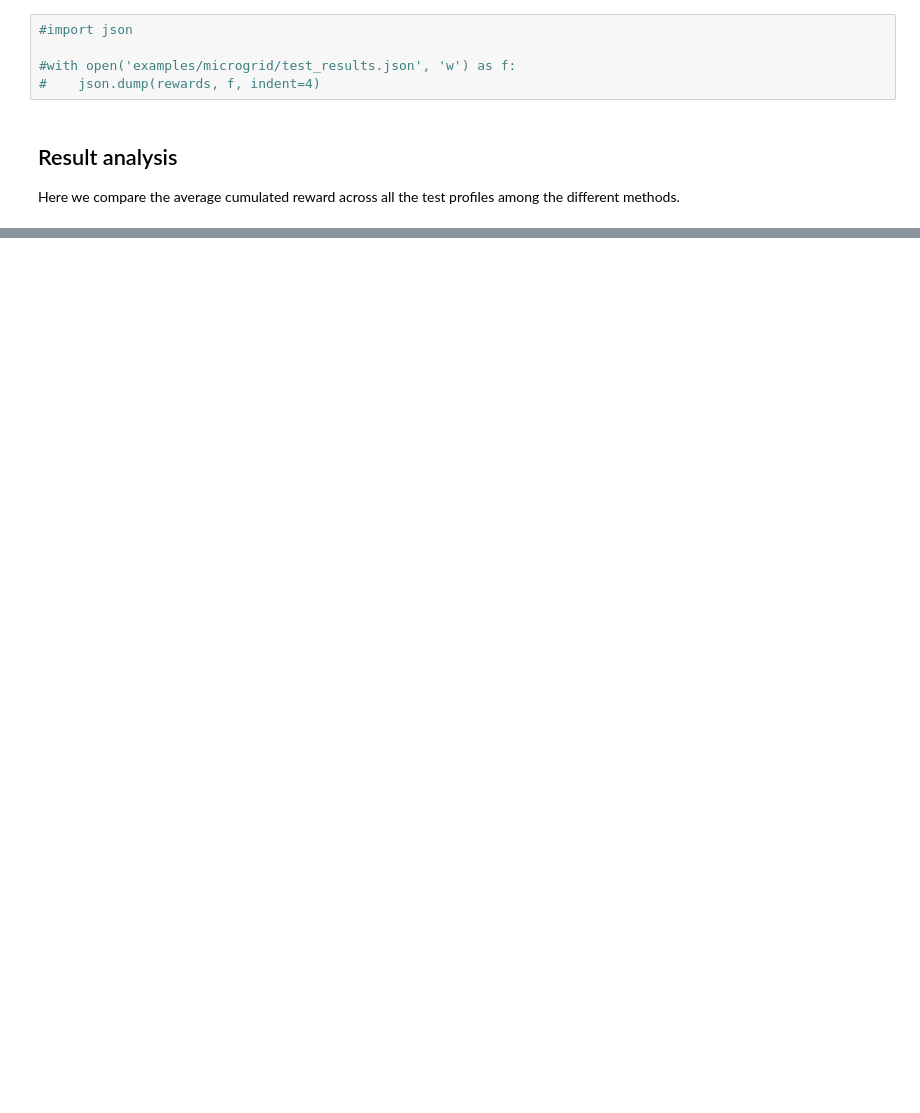
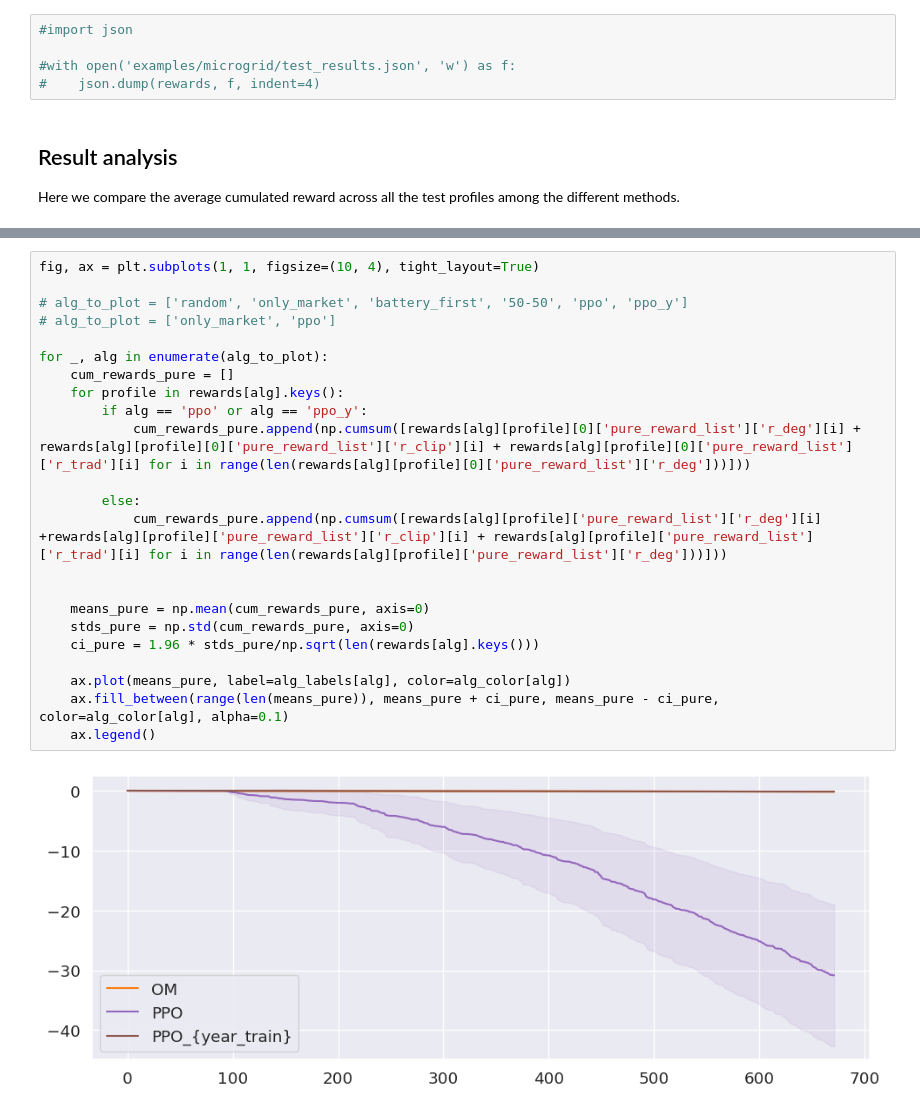
Before and after one commit to Daveonwave/ErNESTO-gym, a Jupyter notebook: examples/single_agent/Test_per_rapporto_2025.ipynb, the cells around one changed output, grey strips where cells are left out. Cells and saved outputs as stored; diff of their text form; blank space fills up the shorter version.

```diff
--- a/examples/single_agent/Test_per_rapporto_2025.ipynb
+++ b/examples/single_agent/Test_per_rapporto_2025.ipynb
@@ -286,0 +343,25 @@ for i, alg in enumerate(rewards.keys()):
+# %%
+fig, ax = plt.subplots(1, 1, figsize=(10, 4), tight_layout=True)
+
+# alg_to_plot = ['random', 'only_market', 'battery_first', '50-50', 'ppo', 'ppo_y']
+# alg_to_plot = ['only_market', 'ppo']
+
+for _, alg in enumerate(alg_to_plot):
+    cum_rewards_pure = []
+    for profile in rewards[alg].keys():
+        if alg == 'ppo' or alg == 'ppo_y':
+            cum_rewards_pure.append(np.cumsum([rewards[alg][profile][0]['pure_reward_list']['r_deg'][i] + rewards[alg][profile][0]['pure_reward_list']['r_clip'][i] + rewards[alg][profile][0]['pure_reward_list']['r_trad'][i] for i in range(len(rewards[alg][profile][0]['pure_reward_list']['r_deg']))]))
+
+        else:
+            cum_rewards_pure.append(np.cumsum([rewards[alg][profile]['pure_reward_list']['r_deg'][i] +rewards[alg][profile]['pure_reward_list']['r_clip'][i] + rewards[alg][profile]['pure_reward_list']['r_trad'][i] for i in range(len(rewards[alg][profile]['pure_reward_list']['r_deg']))]))
+
+
+    means_pure = np.mean(cum_rewards_pure, axis=0)
+    stds_pure = np.std(cum_rewards_pure, axis=0)
+    ci_pure = 1.96 * stds_pure/np.sqrt(len(rewards[alg].keys()))
+
+    ax.plot(means_pure, label=alg_labels[alg], color=alg_color[alg])
+    ax.fill_between(range(len(means_pure)), means_pure + ci_pure, means_pure - ci_pure, color=alg_color[alg], alpha=0.1)
+    ax.legend()
+# %% [output]
+[figure, added]
```
Also changed, not shown: parts of 28 cells of this notebook, 17 other files.
